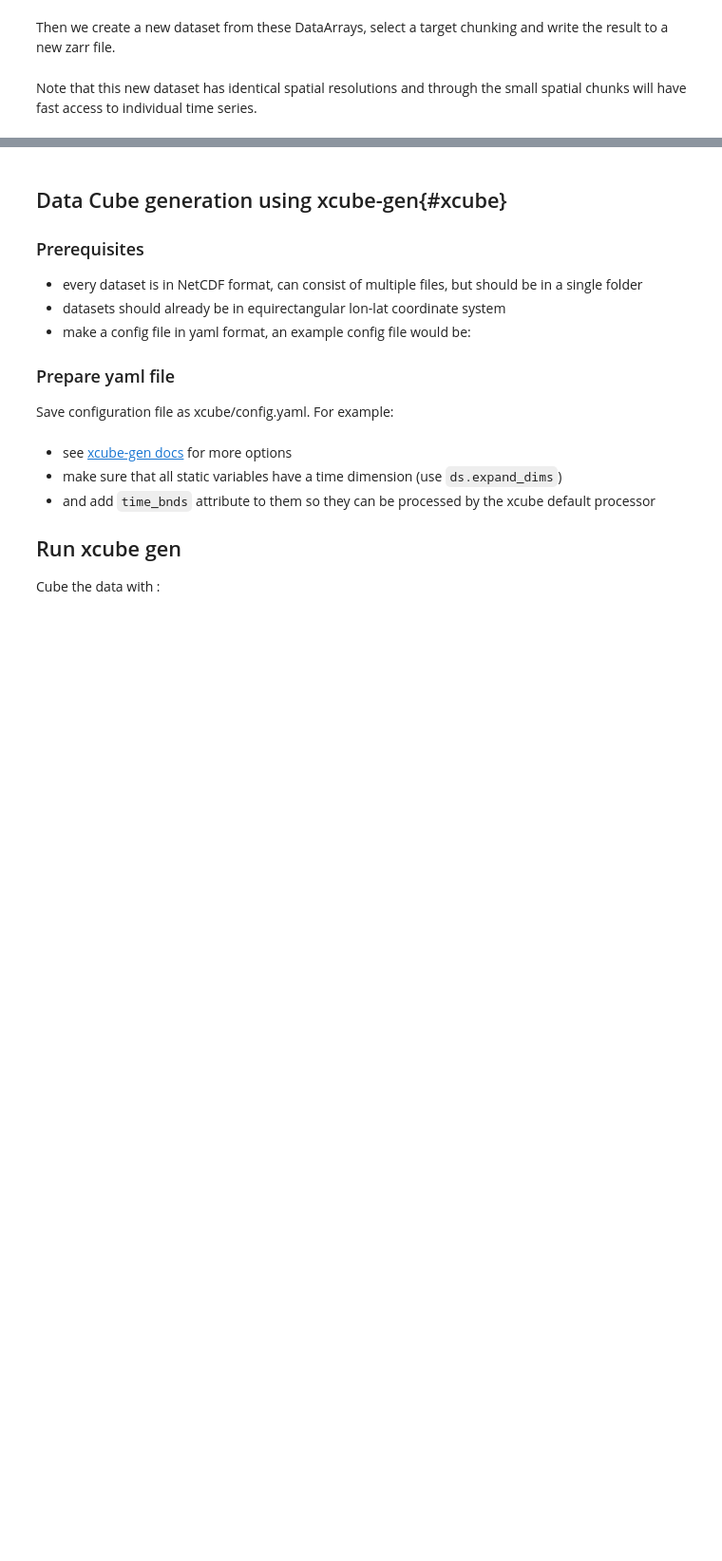
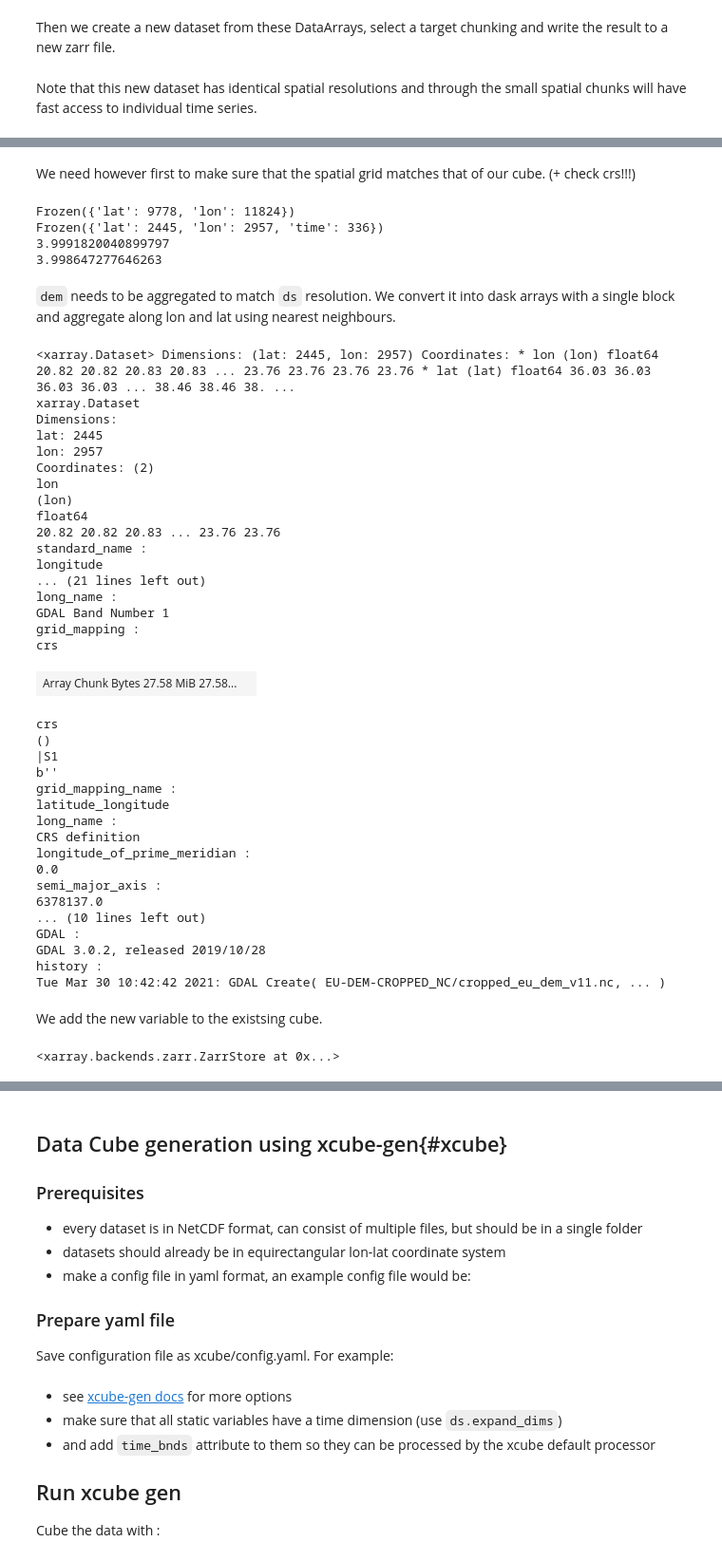
Before and after one commit to DeepCube-org/deepcube-datacube, a Jupyter notebook: datacube_gen_python.ipynb, the cells around one changed output, grey strips where cells are left out. Shown at 95% size. Cells and saved outputs as stored; diff of their text form; code cells hidden in the pictures; blank space fills up the shorter version.

Commit message:
add variable to zarr

```diff
--- a/datacube_gen_python.ipynb
+++ b/datacube_gen_python.ipynb
@@ -77,0 +174,3 @@ Note that this new dataset has identical spatial resolutions and through the sma
+# %%
+dem = xr.open_dataset("/Net/Groups/BGI/scratch/fgans/uc3-mini-dataset/EU-DEM-CROPPED_NC/cropped_eu_dem_v11.nc")
+dem
@@ -77,0 +190,62 @@ Note that this new dataset has identical spatial resolutions and through the sma
+# %% [markdown]
+We need however first to make sure that the spatial grid matches that of our cube. (+ check crs!!!)
+# %%
+print(dem.dims)
+print(ds.dims)
+print(dem.dims["lat"] / ds.dims["lat"])
+print(dem.dims["lon"] / ds.dims["lon"])
+# %% [output]
+Frozen({'lat': 9778, 'lon': 11824})
+Frozen({'lat': 2445, 'lon': 2957, 'time': 336})
+3.9991820040899797
+3.998647277646263
+# %% [markdown]
+`dem` needs to be aggregated to match `ds` resolution. We convert it into dask arrays with a single block and aggregate along lon and lat using nearest neighbours.
+# %%
+dem_interp = dem.chunk().interp({'lon':target_lon, 'lat':target_lat},  method = 'nearest')
+# %%
+dem_interp
+# %% [output]
+<xarray.Dataset> Dimensions: (lat: 2445, lon: 2957) Coordinates: * lon (lon) float64 20.82 20.82 20.83 20.83 ... 23.76 23.76 23.76 23.76 * lat (lat) float64 36.03 36.03 36.03 36.03 ... 38.46 38.46 38. ...
+xarray.Dataset
+Dimensions:
+lat: 2445
+lon: 2957
+Coordinates: (2)
+lon
+(lon)
+float64
+20.82 20.82 20.83 ... 23.76 23.76
+standard_name :
+longitude
+... (21 lines left out)
+long_name :
+GDAL Band Number 1
+grid_mapping :
+crs
+| Array Chunk Bytes 27.58 MiB 27.58... |  |
+crs
+()
+|S1
+b''
+grid_mapping_name :
+latitude_longitude
+long_name :
+CRS definition
+longitude_of_prime_meridian :
+0.0
+semi_major_axis :
+6378137.0
+... (10 lines left out)
+GDAL :
+GDAL 3.0.2, released 2019/10/28
+history :
+Tue Mar 30 10:42:42 2021: GDAL Create( EU-DEM-CROPPED_NC/cropped_eu_dem_v11.nc, ... )
+# %% [markdown]
+We add the new variable to the existsing cube.
+# %%
+output_var = {'dem': dem_interp['Band1']}
+ds2 = xr.Dataset(output_var).chunk({'lon':200, 'lat':200}).to_zarr("/Net/Groups/BGI/scratch/mweynants/mydatacubelinear.zarr/", mode="a")
+ds2
+# %% [output]
+<xarray.backends.zarr.ZarrStore at 0x...>
```
Also changed, not shown: parts of 8 cells of this notebook.
